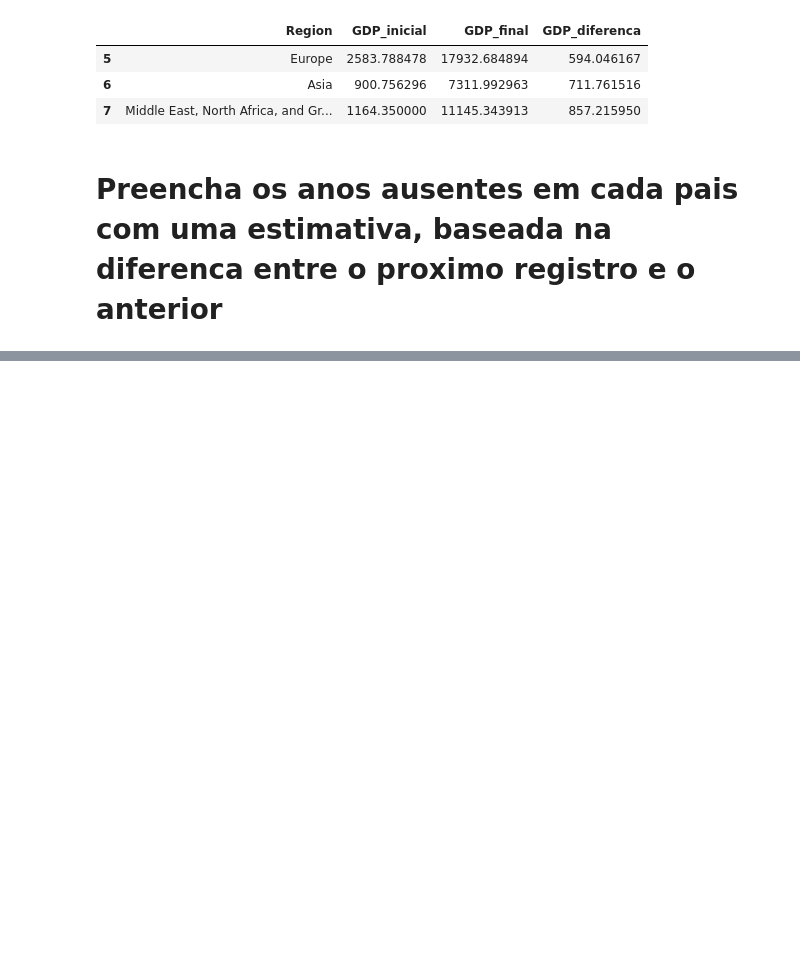
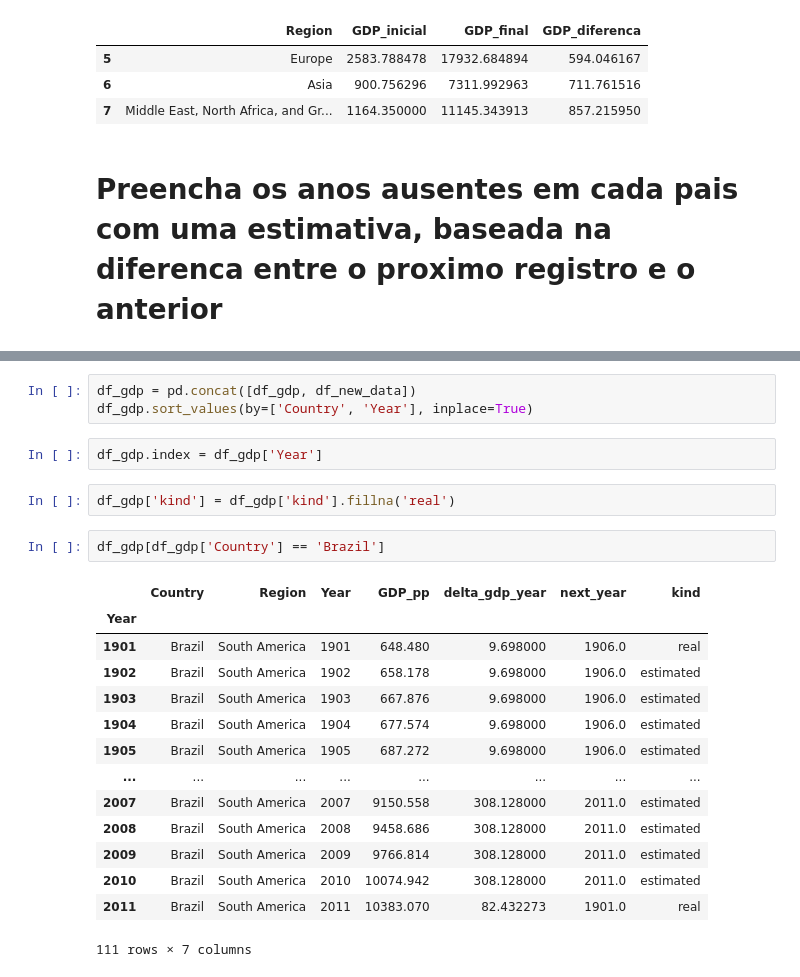
Before and after one commit to juan-borinelli/projeto_analise_gdp_and_obesity, a Jupyter notebook: analise_gdp.ipynb, the cells around one changed output, grey strips where cells are left out. Drawn from its saved outputs; the diff is of its cells as text; blank space fills up the shorter version.

```diff
--- a/analise_gdp.ipynb
+++ b/analise_gdp.ipynb
@@ -199,0 +188,24 @@ df_y_f
+# %%
+df_gdp = pd.concat([df_gdp, df_new_data])
+df_gdp.sort_values(by=['Country', 'Year'], inplace=True)
+# %%
+df_gdp.index = df_gdp['Year']
+# %%
+df_gdp['kind'] = df_gdp['kind'].fillna('real')
+# %%
+df_gdp[df_gdp['Country'] == 'Brazil']
+# %% [output]
+|  | Country | Region | Year | GDP_pp | delta_gdp_year | next_year | kind |
+| Year |  |  |  |  |  |  |  |
+| 1901 | Brazil | South America | 1901 | 648.480 | 9.698000 | 1906.0 | real |
+| 1902 | Brazil | South America | 1902 | 658.178 | 9.698000 | 1906.0 | estimated |
+| 1903 | Brazil | South America | 1903 | 667.876 | 9.698000 | 1906.0 | estimated |
+| 1904 | Brazil | South America | 1904 | 677.574 | 9.698000 | 1906.0 | estimated |
+| 1905 | Brazil | South America | 1905 | 687.272 | 9.698000 | 1906.0 | estimated |
+| ... | ... | ... | ... | ... | ... | ... | ... |
+| 2007 | Brazil | South America | 2007 | 9150.558 | 308.128000 | 2011.0 | estimated |
+| 2008 | Brazil | South America | 2008 | 9458.686 | 308.128000 | 2011.0 | estimated |
+| 2009 | Brazil | South America | 2009 | 9766.814 | 308.128000 | 2011.0 | estimated |
+| 2010 | Brazil | South America | 2010 | 10074.942 | 308.128000 | 2011.0 | estimated |
+| 2011 | Brazil | South America | 2011 | 10383.070 | 82.432273 | 1901.0 | real |
+111 rows × 7 columns
```
Also changed, not shown: parts of 14 cells of this notebook, 3 other files.
